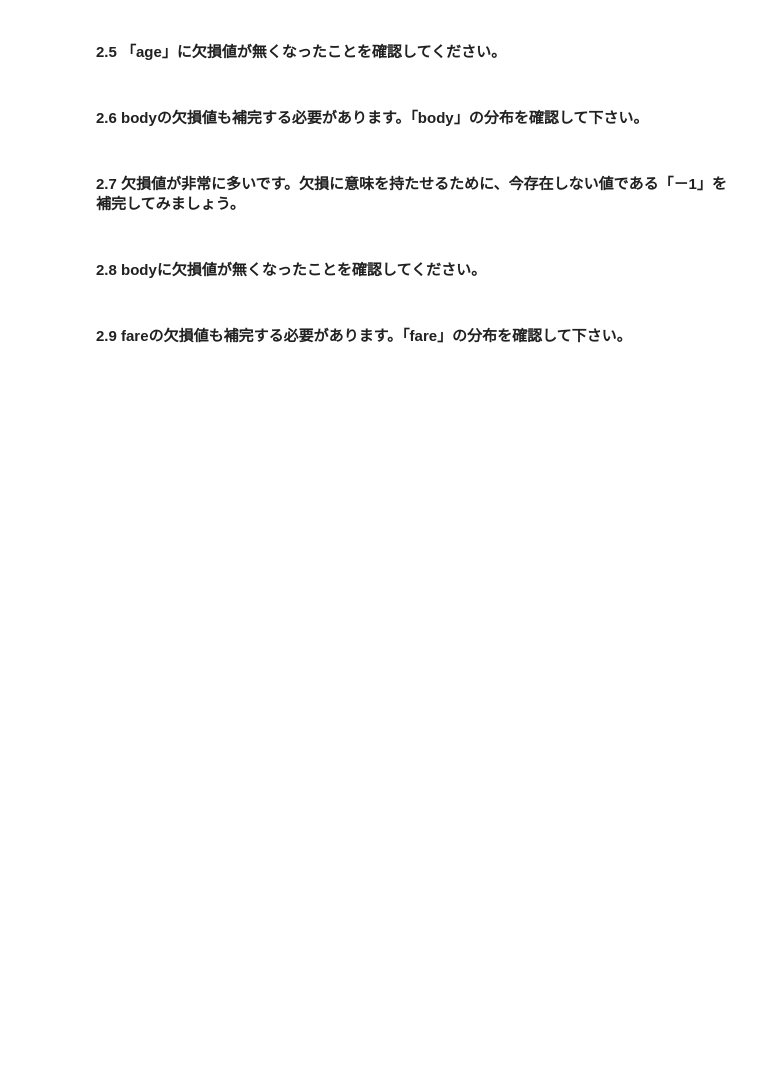
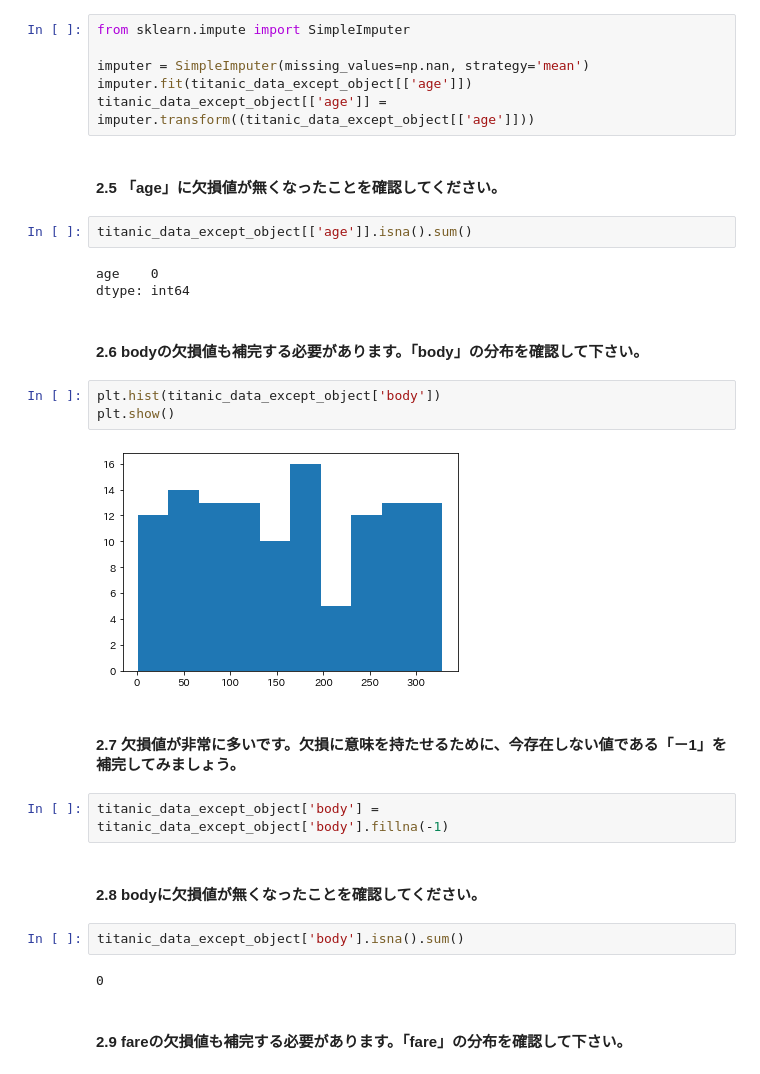
Before and after one commit to kaigitt/GoogleColab, a Jupyter notebook: 教師あり学習の全体像・手法_editor_ipynb_のコピー.ipynb, the cells around one changed output. Drawn from its saved outputs; the diff is of its cells as text; blank space fills up the shorter version.

```diff
--- a/教師あり学習の全体像・手法_editor_ipynb_のコピー.ipynb
+++ b/教師あり学習の全体像・手法_editor_ipynb_のコピー.ipynb
@@ -94,13 +211,35 @@ titanic_data.dtypes
 #### 2.4 分布を確認すると20代が多いようです。欠損値には「age」の平均値を補完してみましょう。
 # %% [markdown]
 >strategy引数に'mean'を指定することで、平均値を用いた補完ができます。
+# %%
+from sklearn.impute import SimpleImputer
+
+imputer = SimpleImputer(missing_values=np.nan, strategy='mean')
+imputer.fit(titanic_data_except_object[['age']])
+titanic_data_except_object[['age']] = imputer.transform((titanic_data_except_object[['age']]))
 # %% [markdown]
 #### 2.5 「age」に欠損値が無くなったことを確認してください。
+# %%
+titanic_data_except_object[['age']].isna().sum()
+# %% [output]
+age    0
+dtype: int64
 # %% [markdown]
 #### 2.6 bodyの欠損値も補完する必要があります。「body」の分布を確認して下さい。
+# %%
+plt.hist(titanic_data_except_object['body'])
+plt.show()
+# %% [output]
+[figure, added]
 # %% [markdown]
 #### 2.7 欠損値が非常に多いです。欠損に意味を持たせるために、今存在しない値である「－1」を補完してみましょう。
+# %%
+titanic_data_except_object['body'] = titanic_data_except_object['body'].fillna(-1)
 # %% [markdown]
 #### 2.8 bodyに欠損値が無くなったことを確認してください。
+# %%
+titanic_data_except_object['body'].isna().sum()
+# %% [output]
+0
 # %% [markdown]
 #### 2.9 fareの欠損値も補完する必要があります。「fare」の分布を確認して下さい。
```
Also changed, not shown: parts of 29 cells of this notebook.
